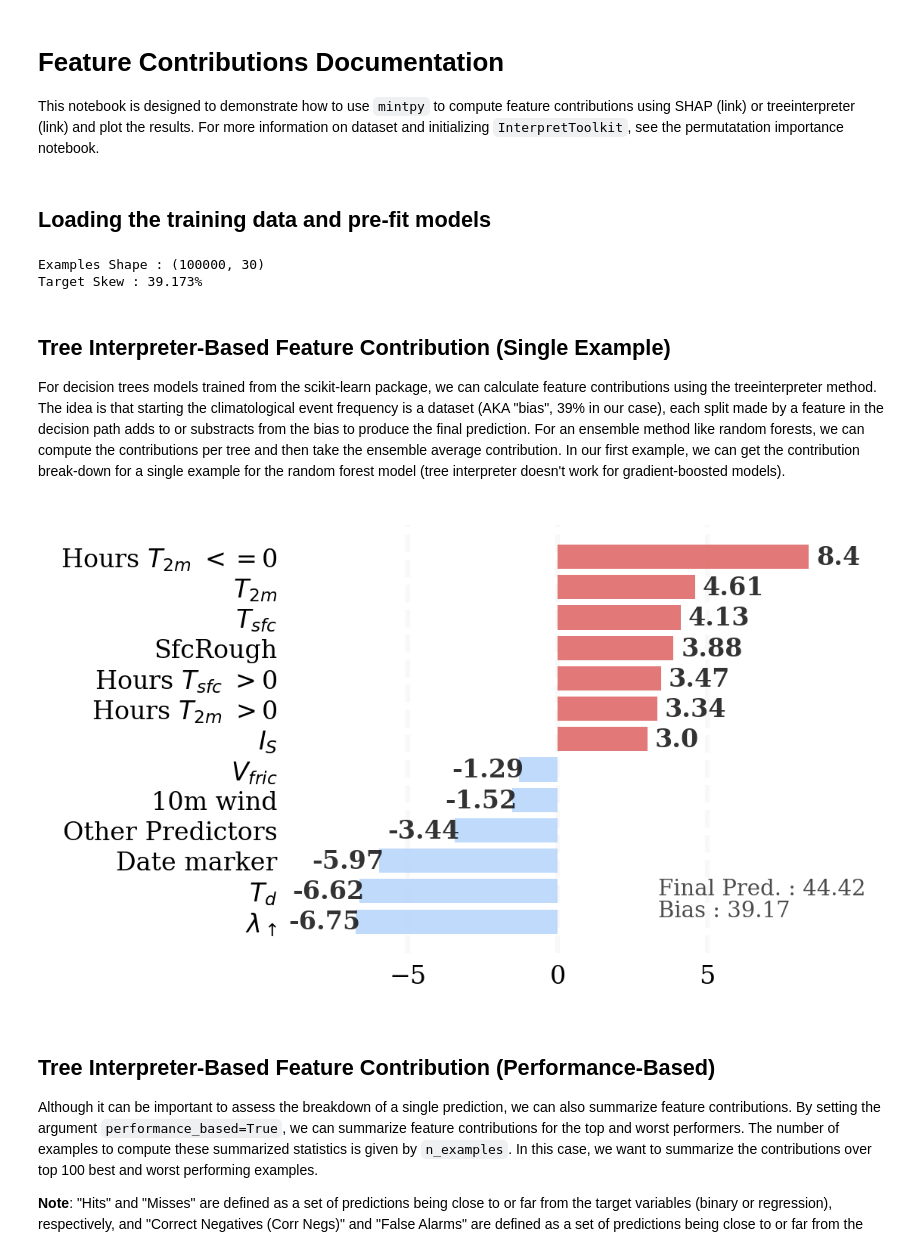
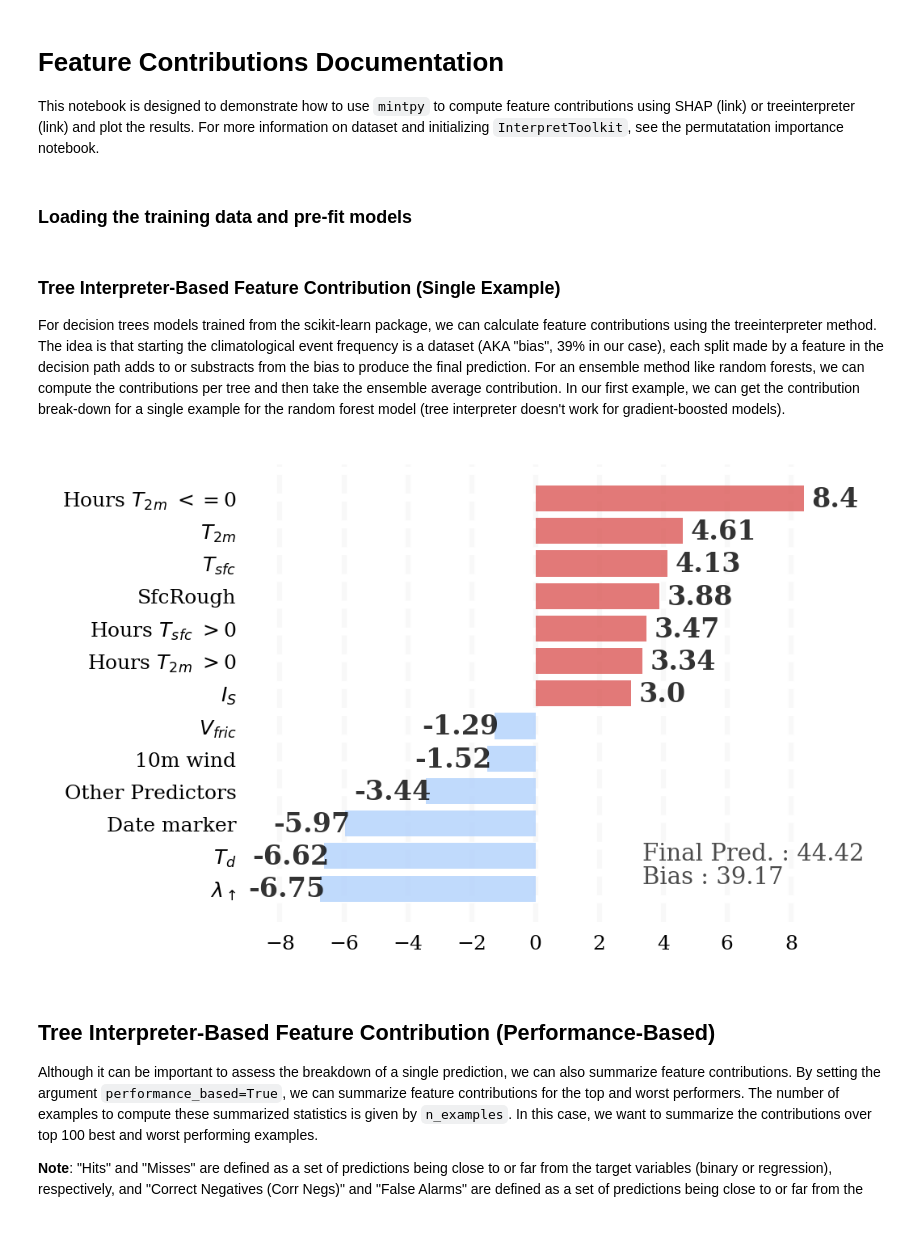
Before and after one commit to monte-flora/scikit-explain, a Jupyter notebook: tutorial_notebooks/feature_contributions.ipynb, the cells around one changed output. Drawn from its saved outputs; the diff is of its cells as text; code cells hidden in the pictures.

```diff
--- a/tutorial_notebooks/feature_contributions.ipynb
+++ b/tutorial_notebooks/feature_contributions.ipynb
@@ -16,42 +13,23 @@ import plotting_config
 # %% [markdown]
-## Loading the training data and pre-fit models
+### Loading the training data and pre-fit models
-# %%
-# Load the model objects. In this case, we are using two popular scikit-learn tree-based methods.
-model_filepath = os.path.join(current_dir, 'models')
-model_fname = ['RandomForestClassifier.pkl',  'GradientBoostingClassifier.pkl']
-model_names = ['Random Forest', 'Gradient Boosting']
-model_objs = [load(os.path.join(model_filepath, fname)) for fname in model_fname]
-
-#Import the training dataset
-data_filename = os.path.join(current_dir, 'data', 'data_for_mintpy.csv')
-
-# Load the examples the models were trained on.
-TARGET_COLUMN = 'cat_rt'
-data  = pd.read_csv(data_filename)
-
-examples = data[plotting_config.cols_to_use]
-targets = data[TARGET_COLUMN].values
-
-print(f'Examples Shape : {examples.shape}')
-print(f'Target Skew : {targets.mean()*100}%')
-# %% [output]
-Examples Shape : (100000, 30)
-Target Skew : 39.173%
+# %%
+model_objs, model_names = mintpy.load_models()
+examples, targets = mintpy.load_data()
 # %% [markdown]
-## Tree Interpreter-Based Feature Contribution (Single Example)
+### Tree Interpreter-Based Feature Contribution (Single Example)
 
 For decision trees models trained from the scikit-learn package, we can calculate feature contributions using the treeinterpreter method. The idea is that starting the climatological event frequency is a dataset (AKA "bias", 39% in our case), each split made by a feature in the decision path adds to or substracts from the bias to produce the final prediction. For an ensemble method like random forests, we can compute the contributions per tree and then take the ensemble average contribution. In our first example, we can get the contribution break-down for a single example for the random forest model (tree interpreter doesn't work for gradient-boosted models).
 # %%
 single_example = examples.iloc[[0]]
 myInterpreter = mintpy.InterpretToolkit(model=model_objs[0],
                                  model_names=model_names[0],
                                  examples=single_example,
                                  targets=targets,
                                 )
 results = myInterpreter.calc_contributions(method='tree_interpreter')
-fig = myInterpreter.plot_contributions(readable_feature_names=plotting_config.readable_feature_names)
+fig = myInterpreter.plot_contributions(display_feature_names=plotting_config.display_feature_names,)
 # %% [output]
-[figure, old version]
+[figure, new version]
 # %% [markdown]
 ## Tree Interpreter-Based Feature Contribution (Performance-Based)
 
```
Also changed, not shown: parts of 9 cells of this notebook, 16 other files.
